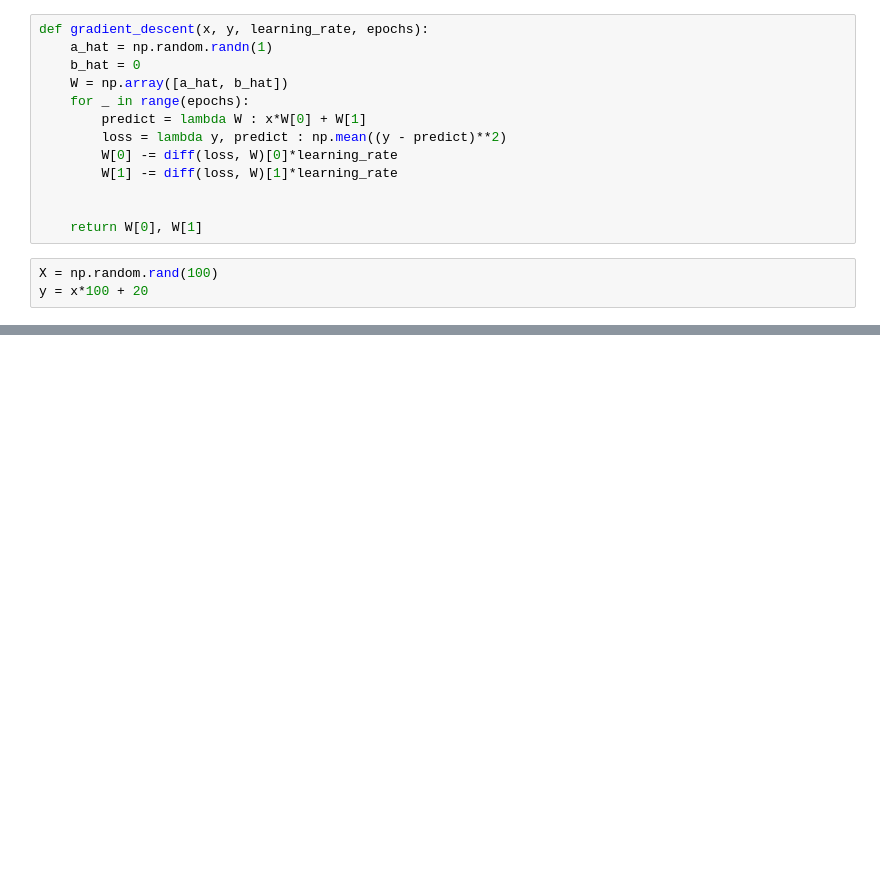
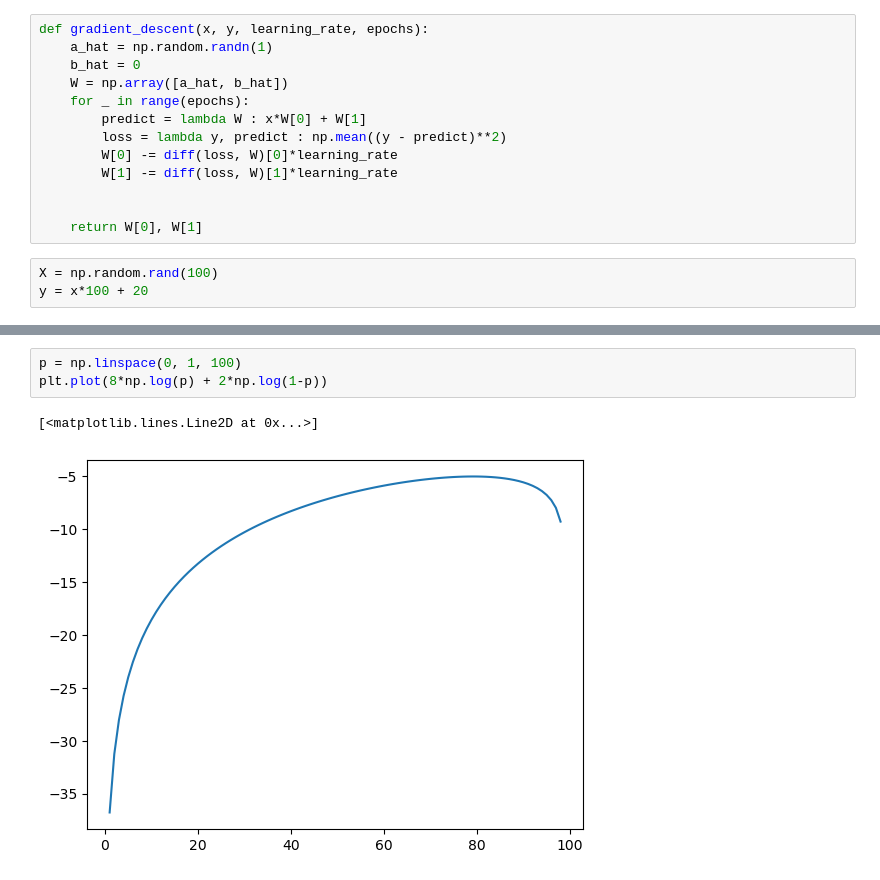
Before and after one commit to yoon0718/kepco, a Jupyter notebook: python/MachineLearning.ipynb, the cells around one changed output, grey strips where cells are left out. Cells and saved outputs as stored; diff of their text form; blank space fills up the shorter version.

```diff
--- a/python/MachineLearning.ipynb
+++ b/python/MachineLearning.ipynb
@@ -184,0 +337,6 @@ ValueError: setting an array element with a sequence. The requested array has an
+# %%
+p = np.linspace(0, 1, 100)
+plt.plot(8*np.log(p) + 2*np.log(1-p))
+# %% [output]
+[<matplotlib.lines.Line2D at 0x...>]
+[figure, added]
```
Also changed, not shown: parts of 45 cells of this notebook, 1 other file.
